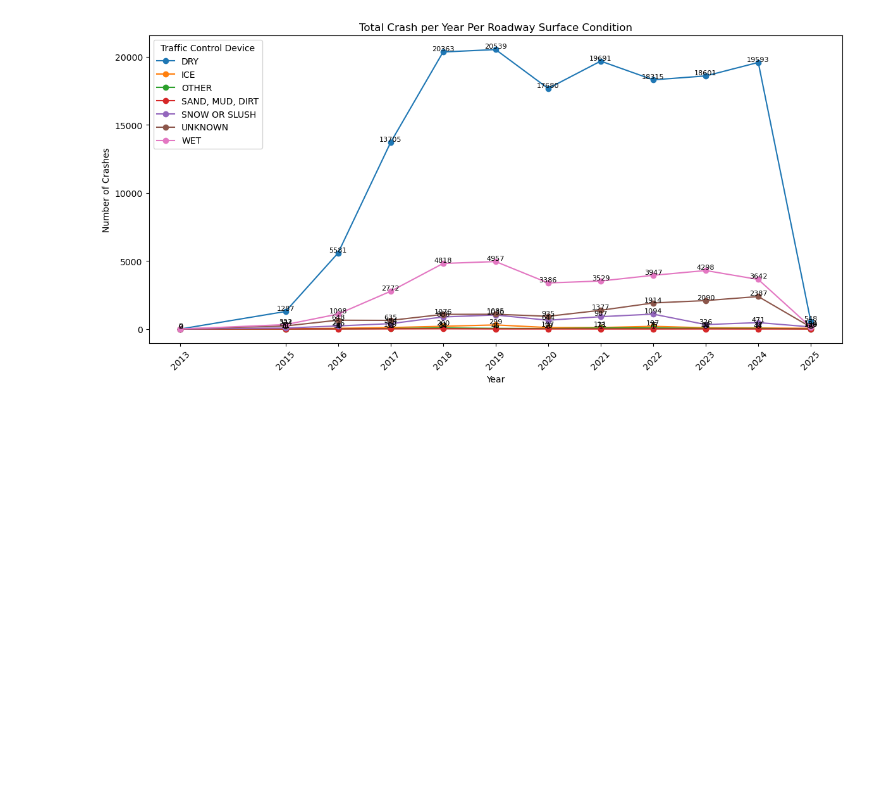
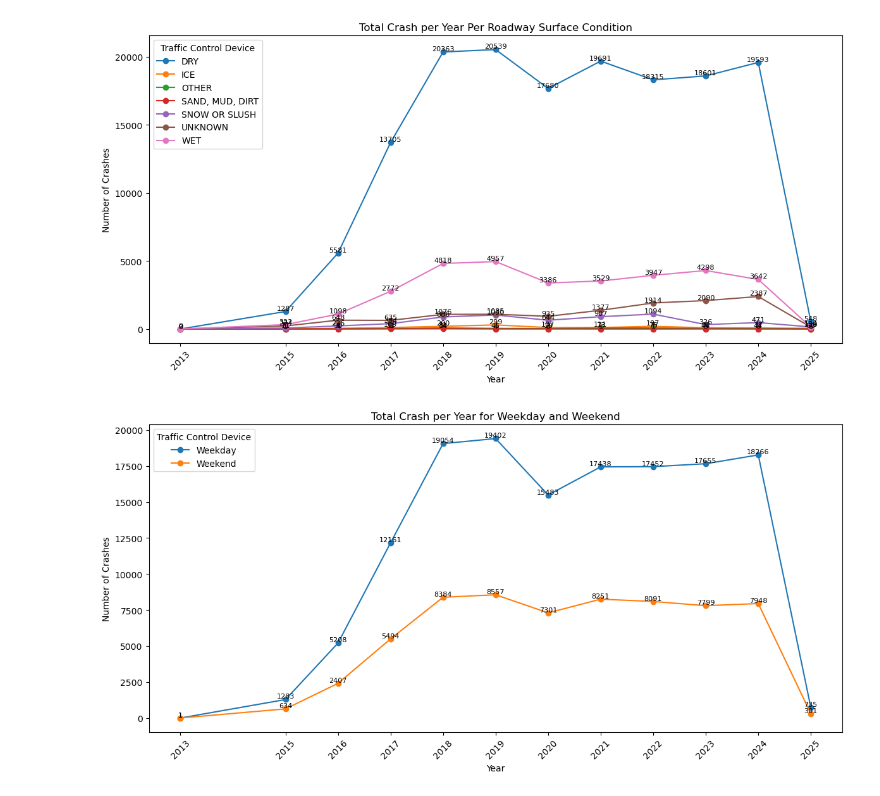
Before and after one commit to FlazeFy2/DS-Traffic_Accidents, a Jupyter notebook: exploratory data analysis-line.ipynb, the cells around one changed output. Saved outputs shown, nothing was run; the diff lists cells and outputs as text; code cells hidden in the pictures; blank space fills up the shorter version.

Commit message:
[DS] Exploratory Data Analysis (EDA) - Line Chart Total Crash per Year for Weekday and Weekend

```diff
--- a/exploratory data analysis-line.ipynb
+++ b/exploratory data analysis-line.ipynb
@@ -35,3 +35,50 @@ plt.tight_layout()
 plt.show()
 # %% [output]
 [figure]
+# %%
+import pandas as pd
+import matplotlib.pyplot as plt
+
+# Dataset
+# Exploratory Data Analysis (EDA) - Line Chart Total Crash per Year for Weekday and Weekend
+df = pd.read_csv("traffic_accidents.csv")
+
+# Categorize Day
+def categorize_day(day):
+    if day <= 5:
+        return "Weekday"
+    else:
+        return "Weekend"
+
+# Group by Period and Count
+df['crash_day_week_type'] = df['crash_day_of_week'].apply(categorize_day)
+
+# Convert crash_date to datetime
+df["crash_date"] = pd.to_datetime(df["crash_date"], format="%m/%d/%Y %I:%M:%S %p", errors="coerce")
+
+# Extract year
+df["year"] = df["crash_date"].dt.year
+
+# Count total crash per year by roadway surface condition
+yearly_crash = df.groupby(["year", "crash_day_week_type"], observed=False).size().unstack(fill_value=0)
+
+# Sort by year
+yearly_crash = yearly_crash.sort_index()
+
+# Line Chart
+plt.figure(figsize=(12, 6))
+for device in yearly_crash.columns:
+    plt.plot(yearly_crash.index, yearly_crash[device], marker='o', label=device)
+# Add labels
+for device in yearly_crash.columns:
+    for x, value in zip(yearly_crash.index, yearly_crash[device]):
+        plt.text(x, value + 0.5, str(value), ha='center', va='bottom', fontsize=8)
+plt.title("Total Crash per Year for Weekday and Weekend")
+plt.xlabel("Year")
+plt.ylabel("Number of Crashes")
+plt.xticks(yearly_crash.index, rotation=45)
+plt.legend(title="Traffic Control Device")
+plt.tight_layout()
+plt.show()
+# %% [output]
+[figure, added]
```
